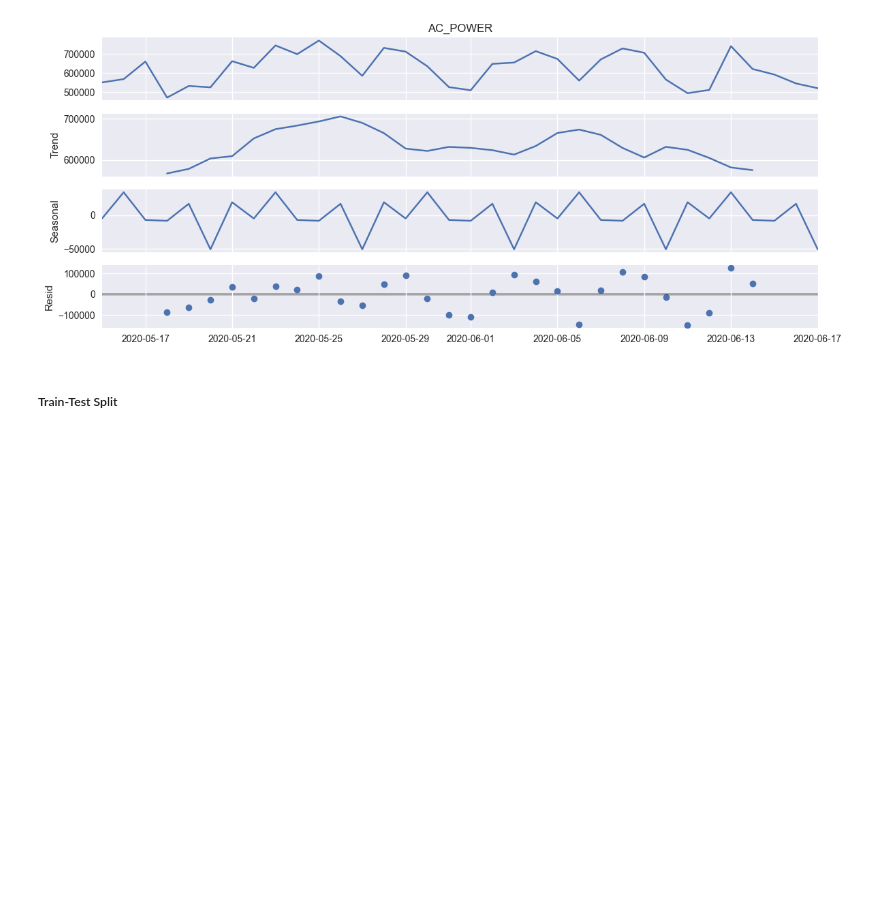
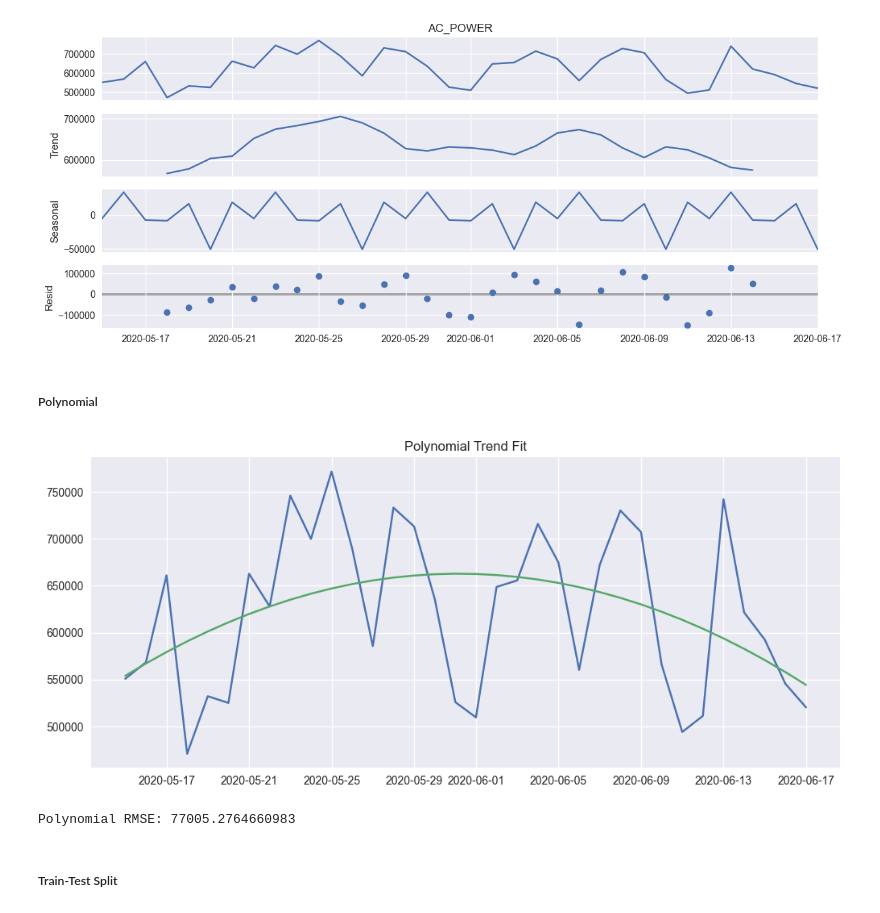
Before and after one commit to sanodyaJinadasa/Solar-Power-Generation-Forecasting, a Jupyter notebook: analysis.ipynb, the cells around one changed output. Saved outputs shown, nothing was run; the diff lists cells and outputs as text; code cells hidden in the pictures; blank space fills up the shorter version.

```diff
--- a/analysis.ipynb
+++ b/analysis.ipynb
@@ -154,6 +155,23 @@ decompose.plot()
 plt.show()
 # %% [output]
 [figure]
+# %% [markdown]
+##### Polynomial
+# %%
+t = np.arange(len(daily_data))
+coeff = np.polyfit(t, daily_data['AC_POWER'], 2)
+trend = np.polyval(coeff, t)
+
+plt.plot(daily_data.index, daily_data['AC_POWER'])
+plt.plot(daily_data.index, trend)
+plt.title("Polynomial Trend Fit")
+plt.show()
+
+poly_rmse = np.sqrt(mean_squared_error(daily_data['AC_POWER'], trend))
+print("Polynomial RMSE:", poly_rmse)
+# %% [output]
+[figure, added]
+Polynomial RMSE: 77005.2764660983
 # %% [markdown]
 ##### Train-Test Split
 # %%
```
Also changed, not shown: parts of 7 cells of this notebook.
